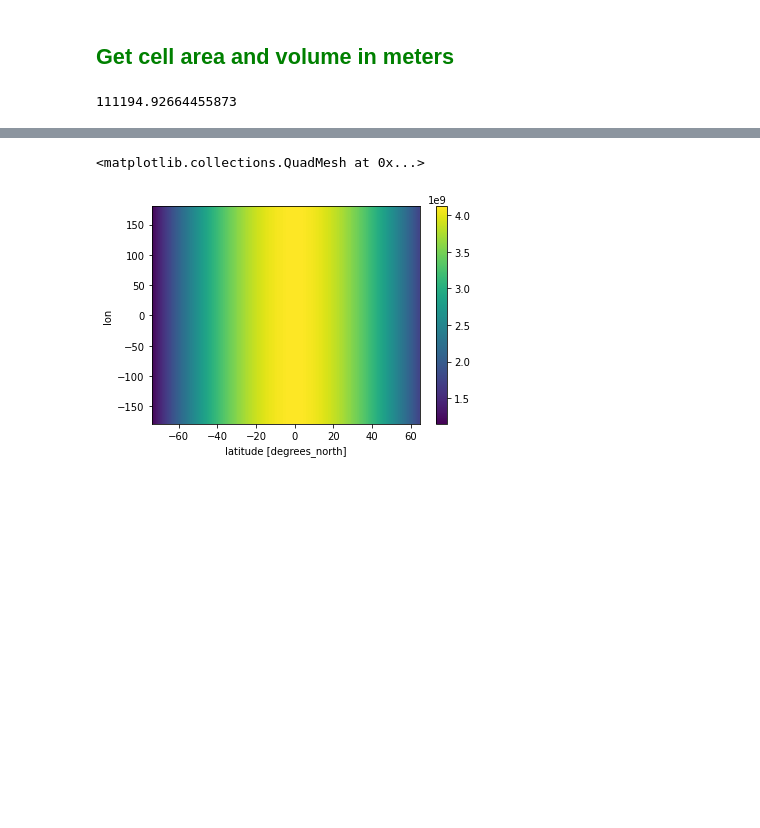
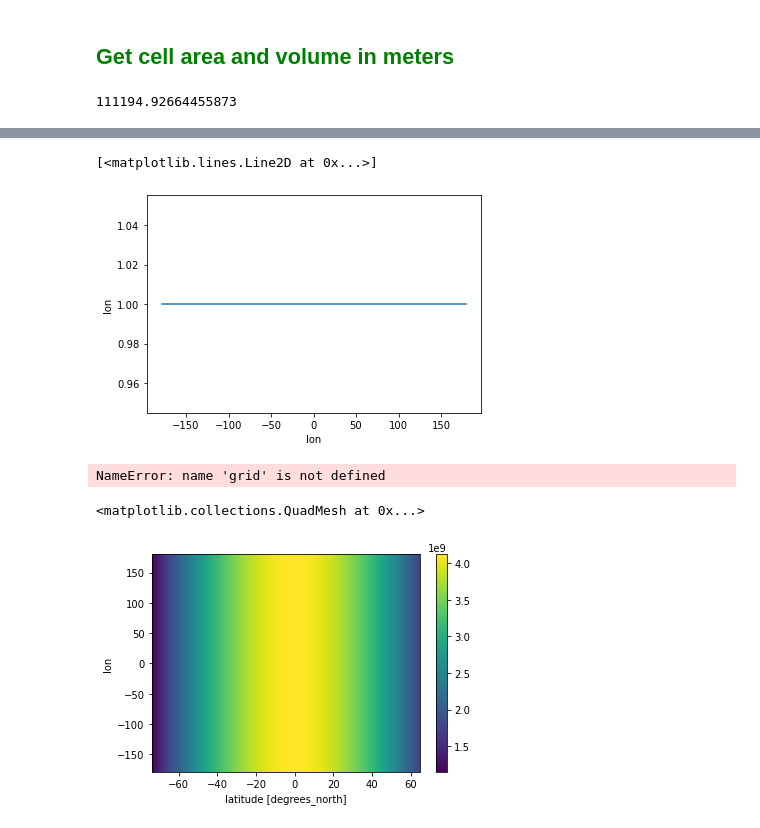
Before and after one commit to ocean-transport/WMT-project, a Jupyter notebook: GODAS/GODAS.ipynb, the cells around one changed output, grey strips where cells are left out. Saved outputs shown, nothing was run; the diff lists cells and outputs as text; code cells hidden in the pictures; blank space fills up the shorter version.

```diff
--- a/GODAS/GODAS.ipynb
+++ b/GODAS/GODAS.ipynb
@@ -103,2 +184,7 @@ meters_per_degree
+# %%
+coords.lon.diff('lon').plot()
+# %% [output]
+[<matplotlib.lines.Line2D at 0x...>]
+[figure, added]
 # %%
 #converting degrees lat to lat [meters]
@@ -117,6 +203,10 @@ dx = dx[:, 1:]
 dx_u = dx_u[:, 1:]
 # %%
 dz = coords.level.diff('level')
+# %%
+dz = grid.diff(ds.level_w, 'Z', boundary='fill', fill_value=0.)
+# %% [output]
+NameError: name 'grid' is not defined
 # %%
 cell_area = dx * dy
 cell_volume = dx * dy * dz
```
Also changed, not shown: parts of 15 cells of this notebook.
